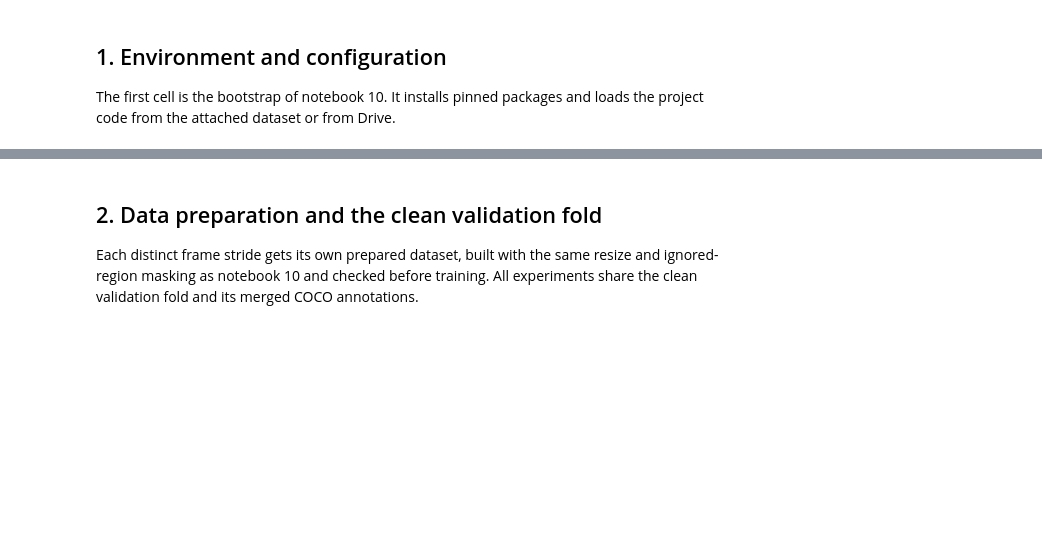
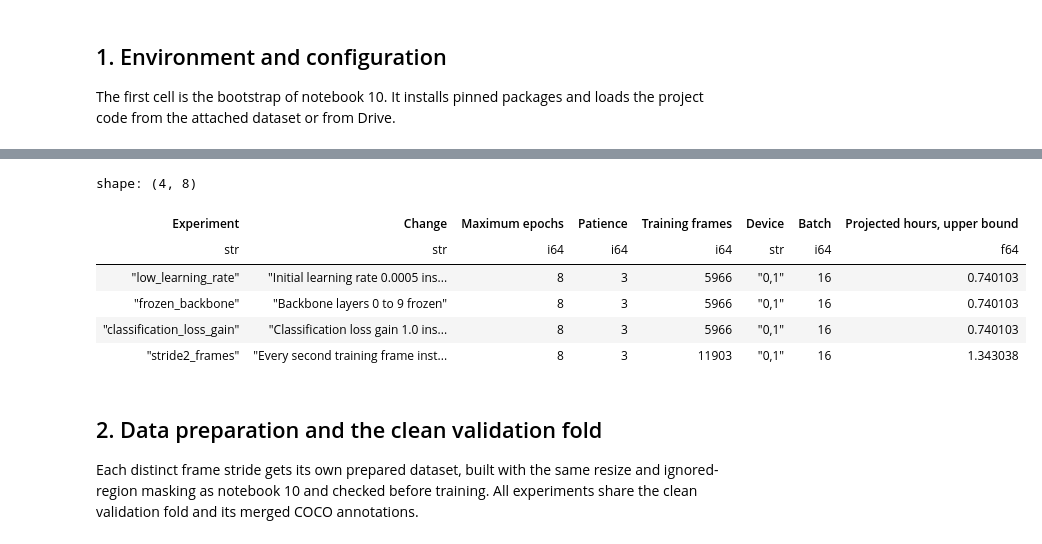
Before and after one commit to ke1rro/hm2, a Jupyter notebook: notebooks/11_yolo11s_tuning_experiments.ipynb, the cells around one changed output, grey strips where cells are left out. Cells and saved outputs as stored; diff of their text form; code cells hidden in the pictures; blank space fills up the shorter version.

```diff
--- a/notebooks/11_yolo11s_tuning_experiments.ipynb
+++ b/notebooks/11_yolo11s_tuning_experiments.ipynb
@@ -268,6 +278,7 @@ ultralytics.settings.update(
 )
 pl.Config.set_tbl_rows(30)
 pl.Config.set_tbl_cols(20)
+pl.Config.set_fmt_str_lengths(80)
 
 SHOULD_PREPARE_DATA = True
 SHOULD_TRAIN = False
@@ -288,6 +299,7 @@ INITIAL_WEIGHTS = WEIGHTS_DIRECTORY / BASE["model"]["model_id"]
 BASELINE_WEIGHTS = WEIGHTS_DIRECTORY / PLAN["baseline_checkpoint"]
 RUN_PROJECT = WORK_ROOT / "runs" / "yolo_native" / BATCH_ID
 MIRROR_ROOT = TEMP_ROOT / "drive_mirror" / BATCH_ID
+SUMMARY_DIRECTORY = MIRROR_ROOT / "summary"
 SUBMISSION_DIRECTORY = WORK_ROOT / "submissions" if IS_KAGGLE else RUN_PROJECT / "submissions"
 for directory in (RUN_PROJECT, SUBMISSION_DIRECTORY, TEMP_ROOT / "prepared"):
     directory.mkdir(parents=True, exist_ok=True)
@@ -352,3 +364,4 @@ LOGGER.info(
     drive_service is not None,
 )
 pl.from_dicts(plan_rows)
+# %% [output]
@@ -355,3 +374,10 @@ pl.from_dicts(plan_rows)
+shape: (4, 8)
+| Experiment | Change | Maximum epochs | Patience | Training frames | Device | Batch | Projected hours, upper bound |
+| str | str | i64 | i64 | i64 | str | i64 | f64 |
+| "low_learning_rate" | "Initial learning rate 0.0005 ins... | 8 | 3 | 5966 | "0,1" | 16 | 0.740103 |
+| "frozen_backbone" | "Backbone layers 0 to 9 frozen" | 8 | 3 | 5966 | "0,1" | 16 | 0.740103 |
+| "classification_loss_gain" | "Classification loss gain 1.0 ins... | 8 | 3 | 5966 | "0,1" | 16 | 0.740103 |
+| "stride2_frames" | "Every second training frame inst... | 8 | 3 | 11903 | "0,1" | 16 | 1.343038 |
 # %% [markdown]
 ## 2. Data preparation and the clean validation fold
 
```
Also changed, not shown: parts of 13 cells of this notebook, 1 other file.
